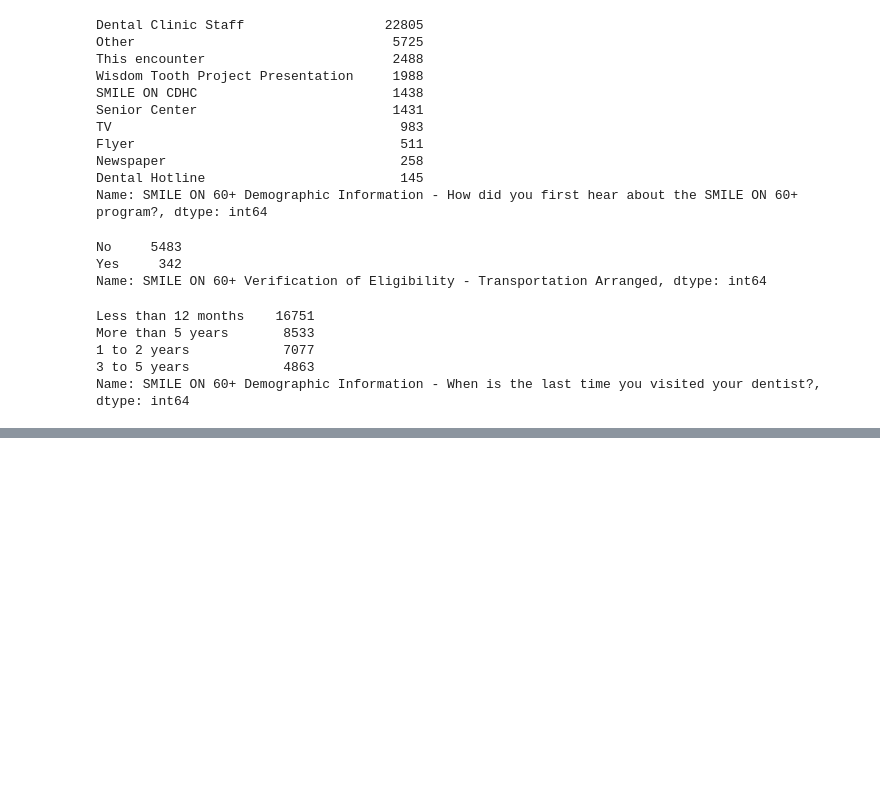
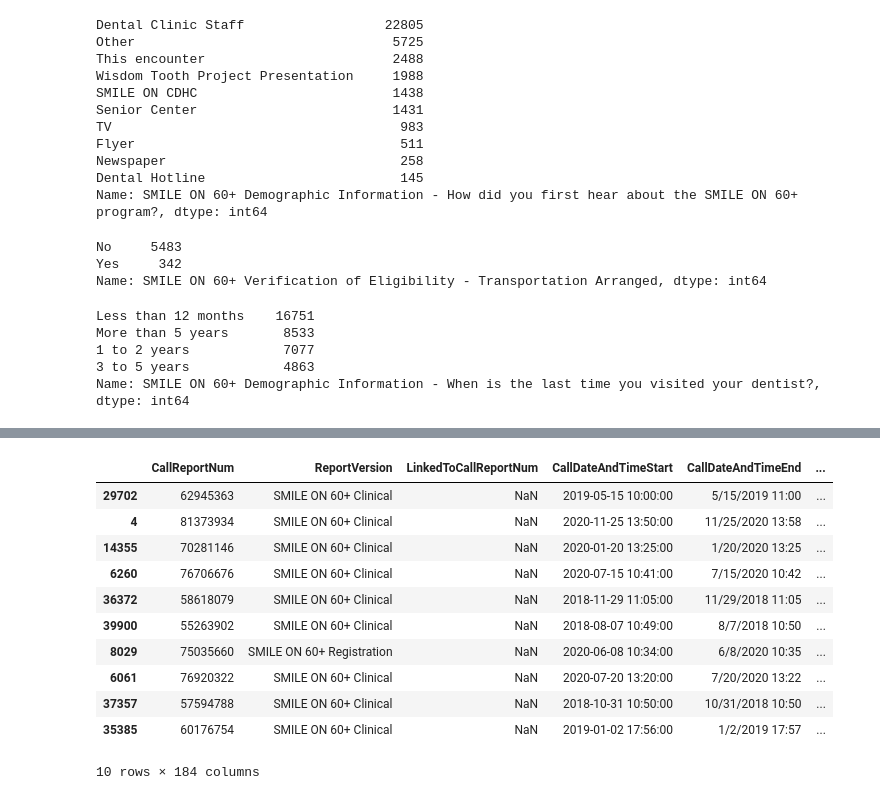
Before and after one commit to bsfcs/smile-on-black_panther, a Jupyter notebook: SmileOnAnalysis.ipynb, the cells around one changed output, grey strips where cells are left out. Drawn from its saved outputs; the diff is of its cells as text; code cells hidden in the pictures; blank space fills up the shorter version.

```diff
--- a/SmileOnAnalysis.ipynb
+++ b/SmileOnAnalysis.ipynb
@@ -154,0 +202,23 @@ Name: SMILE ON 60+ Demographic Information - When is the last time you visited y
+# %%
+#sort by CallDateAndTimeStart column
+last = smile.sort_values('CallDateAndTimeStart')
+last = last[last.duplicated('CallerNum')]
+
+#create a dataframe of all of the last calls
+last.drop_duplicates(subset = 'CallerNum', keep = 'last', inplace = True)
+
+last = last.sort_values('CallerNum')
+last.head(10)
+# %% [output]
+|  | CallReportNum | ReportVersion | LinkedToCallReportNum | CallDateAndTimeStart | CallDateAndTimeEnd | ... |
+| 29702 | 62945363 | SMILE ON 60+ Clinical | NaN | 2019-05-15 10:00:00 | 5/15/2019 11:00 | ... |
+| 4 | 81373934 | SMILE ON 60+ Clinical | NaN | 2020-11-25 13:50:00 | 11/25/2020 13:58 | ... |
+| 14355 | 70281146 | SMILE ON 60+ Clinical | NaN | 2020-01-20 13:25:00 | 1/20/2020 13:25 | ... |
+| 6260 | 76706676 | SMILE ON 60+ Clinical | NaN | 2020-07-15 10:41:00 | 7/15/2020 10:42 | ... |
+| 36372 | 58618079 | SMILE ON 60+ Clinical | NaN | 2018-11-29 11:05:00 | 11/29/2018 11:05 | ... |
+| 39900 | 55263902 | SMILE ON 60+ Clinical | NaN | 2018-08-07 10:49:00 | 8/7/2018 10:50 | ... |
+| 8029 | 75035660 | SMILE ON 60+ Registration | NaN | 2020-06-08 10:34:00 | 6/8/2020 10:35 | ... |
+| 6061 | 76920322 | SMILE ON 60+ Clinical | NaN | 2020-07-20 13:20:00 | 7/20/2020 13:22 | ... |
+| 37357 | 57594788 | SMILE ON 60+ Clinical | NaN | 2018-10-31 10:50:00 | 10/31/2018 10:50 | ... |
+| 35385 | 60176754 | SMILE ON 60+ Clinical | NaN | 2019-01-02 17:56:00 | 1/2/2019 17:57 | ... |
+10 rows × 184 columns
```
Also changed, not shown: parts of 14 cells of this notebook.
